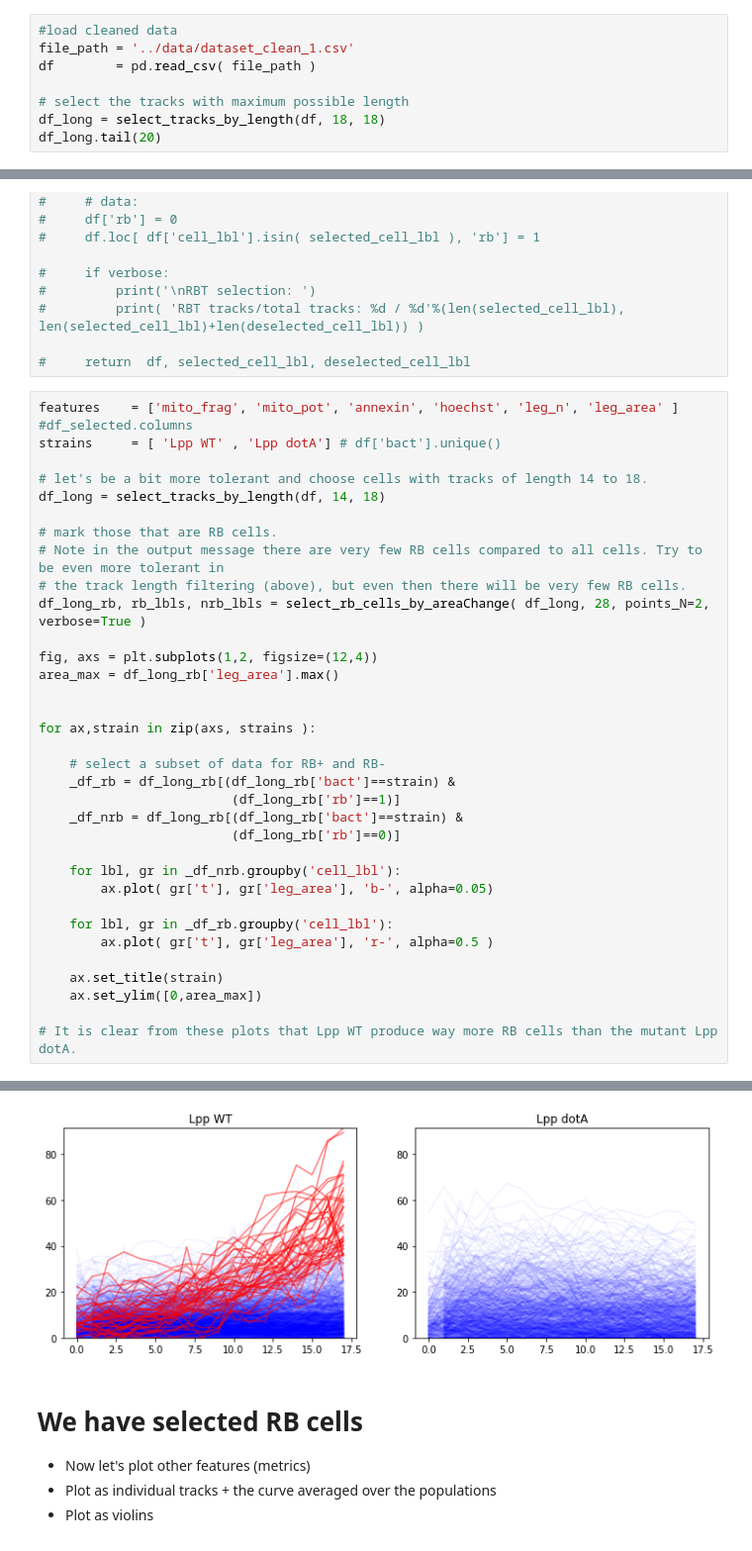
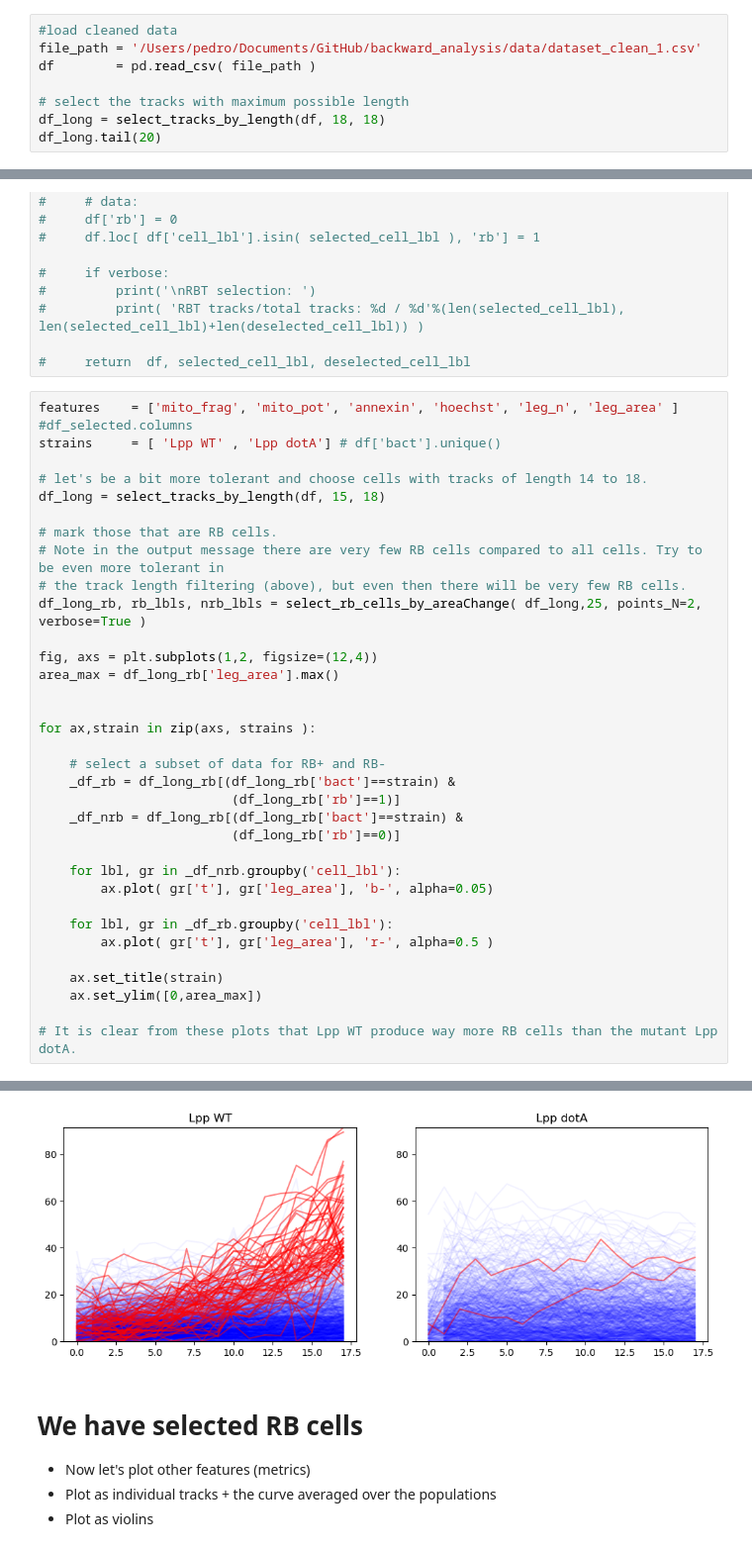
Before and after one commit to pescoll/BATLI, a Jupyter notebook: previous_code/3_select_cells_with_replicating_bacteria.ipynb, the cells around one changed output, grey strips where cells are left out. Shown at 99% size. Cells and saved outputs as stored; diff of their text form.

Commit message:
backward 1st part OK

```diff
--- a/previous_code/3_select_cells_with_replicating_bacteria.ipynb
+++ b/previous_code/3_select_cells_with_replicating_bacteria.ipynb
@@ -29,7 +29,7 @@ def select_tracks_by_length( df, min_track_length, max_track_length ):
     return  df_sub
 # %%
 #load cleaned data
-file_path = '../data/dataset_clean_1.csv'
+file_path = '/Users/pedro/Documents/GitHub/backward_analysis/data/dataset_clean_1.csv'
 df        = pd.read_csv( file_path )
 
 # select the tracks with maximum possible length
@@ -200,12 +200,12 @@ features    = ['mito_frag', 'mito_pot', 'annexin', 'hoechst', 'leg_n', 'leg_area
 strains     = [ 'Lpp WT' , 'Lpp dotA'] # df['bact'].unique()
 
 # let's be a bit more tolerant and choose cells with tracks of length 14 to 18.
-df_long = select_tracks_by_length(df, 14, 18)
+df_long = select_tracks_by_length(df, 15, 18)
 
 # mark those that are RB cells.
 # Note in the output message there are very few RB cells compared to all cells. Try to be even more tolerant in
 # the track length filtering (above), but even then there will be very few RB cells.
-df_long_rb, rb_lbls, nrb_lbls = select_rb_cells_by_areaChange( df_long, 28, points_N=2, verbose=True )
+df_long_rb, rb_lbls, nrb_lbls = select_rb_cells_by_areaChange( df_long,25, points_N=2, verbose=True )
 
 fig, axs = plt.subplots(1,2, figsize=(12,4))
 area_max = df_long_rb['leg_area'].max()
@@ -240,4 +240,4 @@ RB cells/total cells: 43 / 1904
-[figure, old version]
+[figure, new version]
 # %% [markdown]
 # We have selected RB cells
 - Now let's plot other features (metrics)
```
Also changed, not shown: parts of 2 cells of this notebook, 38 other files.
